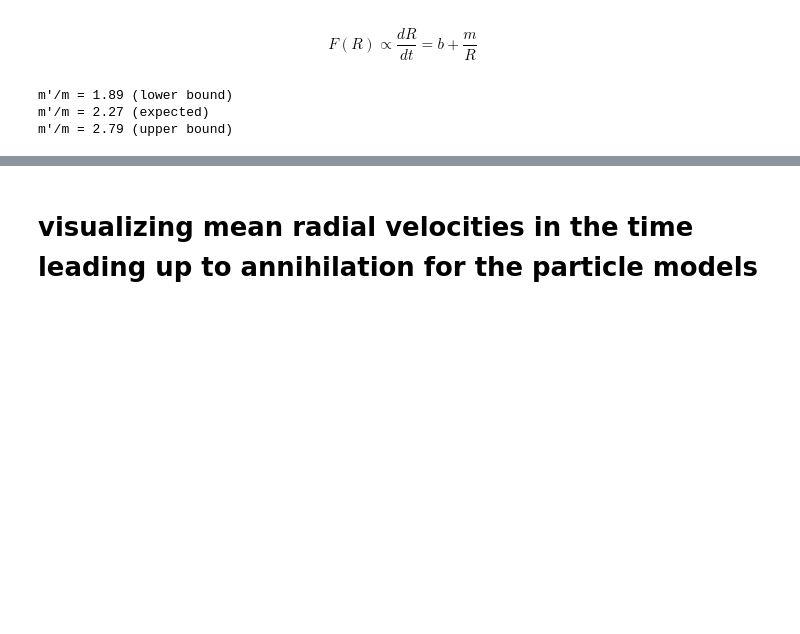
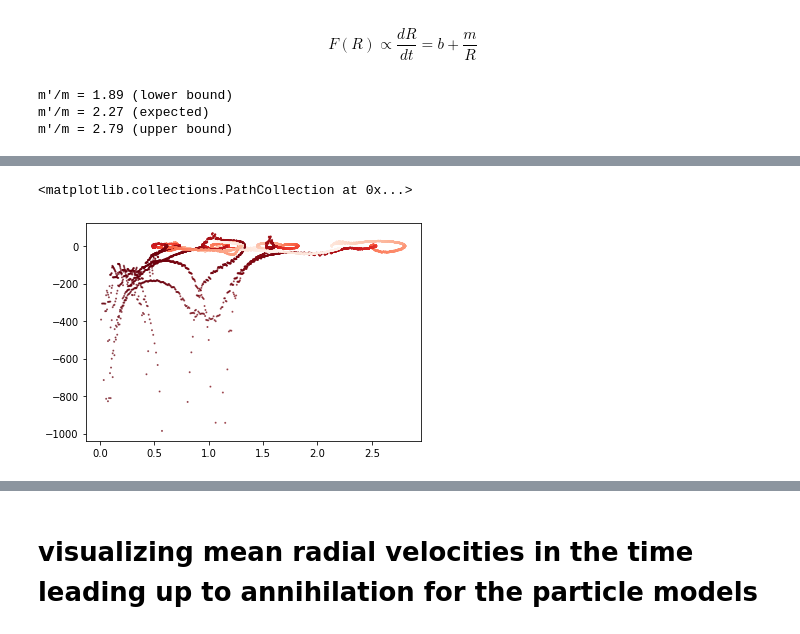
Before and after one commit to timtyree/care, a Jupyter notebook: notebooks/Measuring Average Forces between Spiral Tips.ipynb, the cells around one changed output, grey strips where cells are left out. Saved outputs shown, nothing was run; the diff lists cells and outputs as text; code cells hidden in the pictures; blank space fills up the shorter version.

```diff
--- a/notebooks/Measuring Average Forces between Spiral Tips.ipynb
+++ b/notebooks/Measuring Average Forces between Spiral Tips.ipynb
@@ -304,0 +307,10 @@ m'/m = 2.79 (upper bound)
+# %%
+#TODO(overlay?): scatter plot dRdt versus R for a few events / event_id's
+id_col='event_id'
+df=pd.read_csv(input_fn2)
+event_id_lst=sorted(set(df.loc[~df[id_col].isna(),id_col].values))
+print(f"number of events under consideration: {len(event_id_lst)}")
+# df=compute_event_id(df[df['event_id'].isnull()],input_fn)
+# event_id_lst=sorted(set(df['event_id'].values))
+# print(f"number of events under consideration: {len(event_id_lst)}")
+DT
@@ -304,0 +327,18 @@ m'/m = 2.79 (upper bound)
+# %%
+event_id=event_id_lst[-7];print(f"event_id={event_id}")
+# d=df.loc[np.isclose(df['event_id'],event_id)].copy()
+d=df.loc[np.isclose(df['event_id'],event_id)]
+# d.sort_values('tdeath',inplace=True,ascending=False)
+r_values=d['r'].values #cm
+c_values=d['tdeath'].values #ms
+
+tscale=0.001 #s per ms
+min_dRdt=-1000
+max_dRdt=10000
+dRdt_values=-1*(r_values[:-1]-r_values[1:])/DT/tscale #cm/s
+R_values = (r_values[:-1]+r_values[1:])/2 #cm
+boo_keep=(dRdt_values>min_dRdt)&(dRdt_values<max_dRdt)
+R_values=R_values[boo_keep]
+dRdt_values=dRdt_values[boo_keep]
+c_values=c_values[:-1][boo_keep]
+d.head()
@@ -304,0 +353,8 @@ m'/m = 2.79 (upper bound)
+# %%
+
+
+
+plt.scatter(x=R_values,y=dRdt_values,c=-c_values,alpha=0.6,s=1,cmap='Reds')
+# %% [output]
+<matplotlib.collections.PathCollection at 0x...>
+[figure, added]
```
Also changed, not shown: parts of 6 cells of this notebook, 2 other files.
